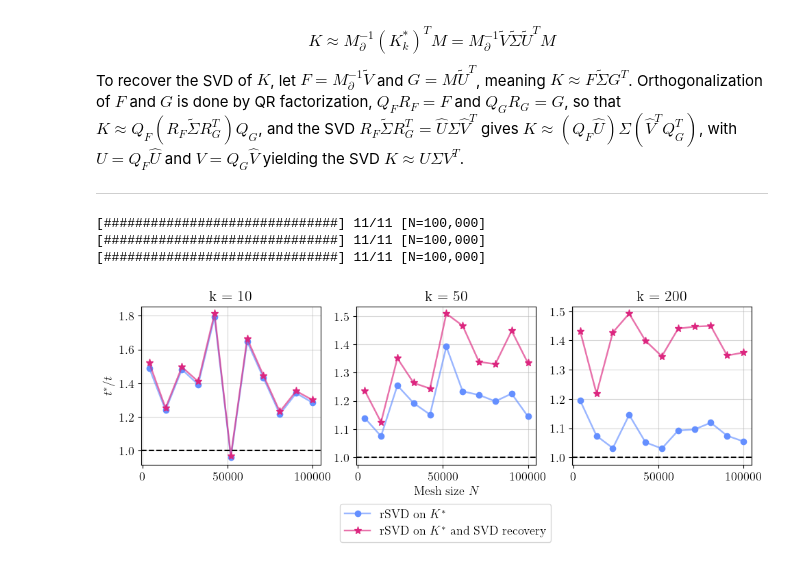
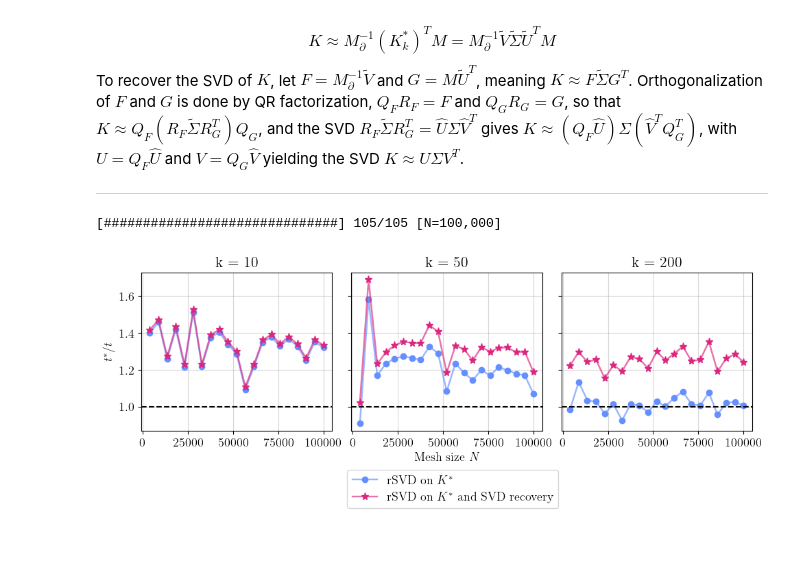
Before and after one commit to EliasSev/masters-thesis, a Jupyter notebook: notebooks/matrix_free_rsvd_new/02_computational_time_of_adjoint_rsvd.ipynb, the cells around one changed output. Saved outputs shown, nothing was run; the diff lists cells and outputs as text; code cells hidden in the pictures.

```diff
--- a/notebooks/matrix_free_rsvd_new/02_computational_time_of_adjoint_rsvd.ipynb
+++ b/notebooks/matrix_free_rsvd_new/02_computational_time_of_adjoint_rsvd.ipynb
@@ -67,19 +67,17 @@ def experiment(N_range, k, repeat):
 
     return pd.DataFrame(record)
 # %%
-# Repeat = 1 ~ 7 min
-N_range = np.linspace(4_000, 100_000, 11, dtype=int)
-repeat = 1
+# 15 min / repeat; 30 repeat ~ 7.5 hrs; 50 repeat ~ 12.5 hrs
+N_range = np.linspace(4_000, 100_000, 21, dtype=int)
+repeat = 2
 params = [
-    {'N_range': N_range, 'k': 10, 'repeat': repeat},
+    {'N_range': N_range, 'k': 10, 'repeat': 5},
     {'N_range': N_range, 'k': 50, 'repeat': repeat},
     {'N_range': N_range, 'k': 200, 'repeat': repeat},
 ]
 results = [{'params': p, 'df': experiment(**p)} for p in params]
 # %% [output]
-[##############################] 11/11 [N=100,000]
-[##############################] 11/11 [N=100,000]
-[##############################] 11/11 [N=100,000]
+[##############################] 105/105 [N=100,000]
 # %%
 from utils.colors import C2, M, MS
 from matplotlib.lines import Line2D
@@ -87,7 +85,7 @@ from utils.plotting import save_plot
 
 
 def plot_results(results, fig_name=None):
-    fig, axes = plt.subplots(1, 3, figsize=(11.5, 3), sharex=False)
+    fig, axes = plt.subplots(1, 3, figsize=(11.5, 3), sharey=True)
 
     for ax, result in zip(axes.T.flat, results):
         params = result['params']
@@ -95,32 +93,32 @@ def plot_results(results, fig_name=None):
 
         ax.plot(df.N, df['rsvd_adj'] / df['rsvd'], c=C2[0], lw=1.75, alpha=.65)
         ax.plot(df.N, df['rsvd_adj'] / df['rsvd'], M[0], ms=MS[0], c=C2[0], lw=2,)
 
         ax.plot(df.N, (df['rsvd_adj'] + df['recovery']) / df['rsvd'], c=C2[1], lw=1.75, alpha=.65)
         ax.plot(df.N, (df['rsvd_adj'] + df['recovery']) / df['rsvd'], M[1], ms=MS[1], c=C2[1], lw=2)
 
         ax.axhline(1.0, c='black', ls='--')
 
         ax.set_title(f"k = {params['k']}")
         ax.grid(True, alpha=0.5)
 
     # Custom labels
     handles, labs = [], ['rSVD on $K^*$', 'rSVD on $K^*$ and SVD recovery']
     for i in range(2):
         legend_line = Line2D([0], [0], color=C2[i], linewidth=1.75, alpha=0.65)
         legend_marker = Line2D([0], [0], color=C2[i], marker=M[i], markersize=MS[i], linestyle='None')
         handles.append((legend_line, legend_marker))
 
 
     axes[0].set_ylabel("$t^* / t$")
     axes[1].set_xlabel('Mesh size $N$')
     axes[1].legend(handles=handles, labels=labs, bbox_to_anchor=(1.118, -0.21), ncols=1)
-    fig.subplots_adjust(wspace=0.2)
+    fig.subplots_adjust(wspace=0.1)
 
     save_plot(fig_name)
     plt.show()
 
 
 plot_results(results, 'computational_time_of_adjoint_rsvd')
 # %% [output]
-[figure, old version]
+[figure, new version]
```
Also changed, not shown: 3 other files.
